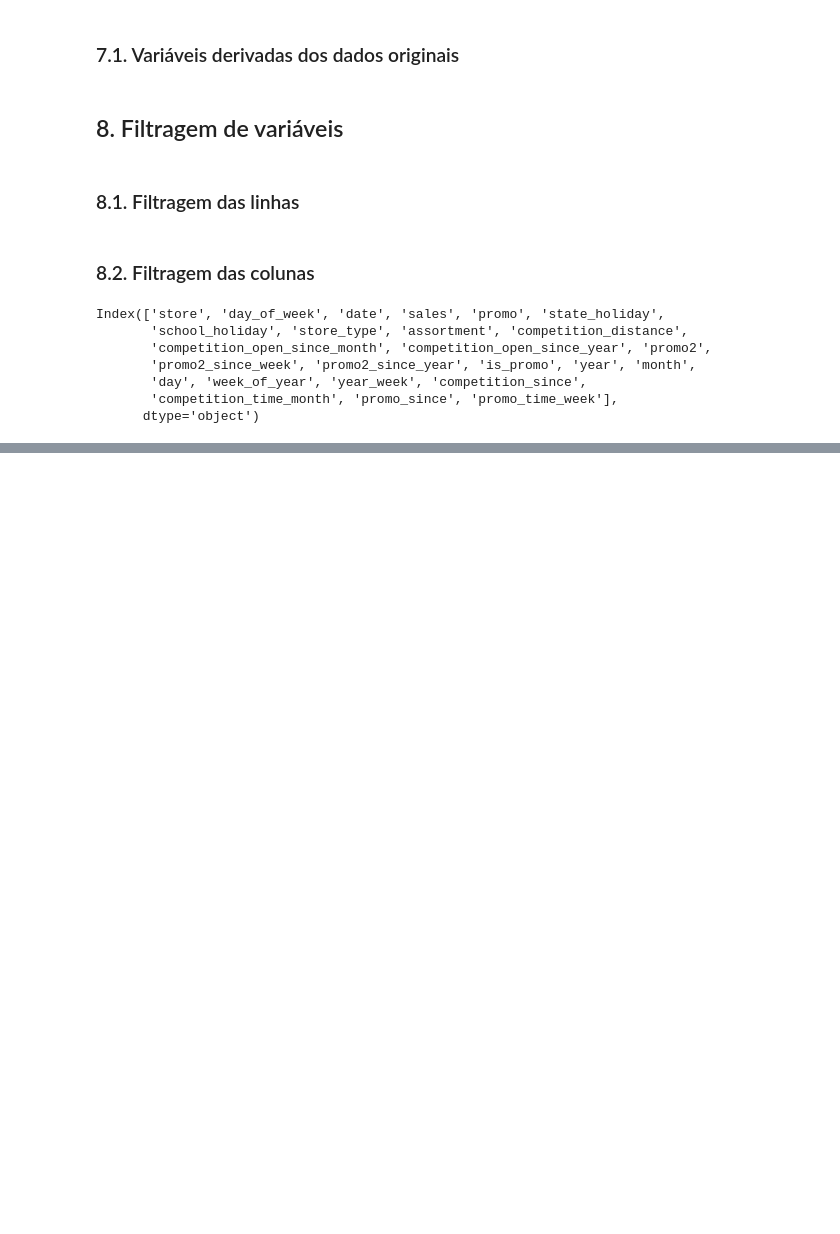
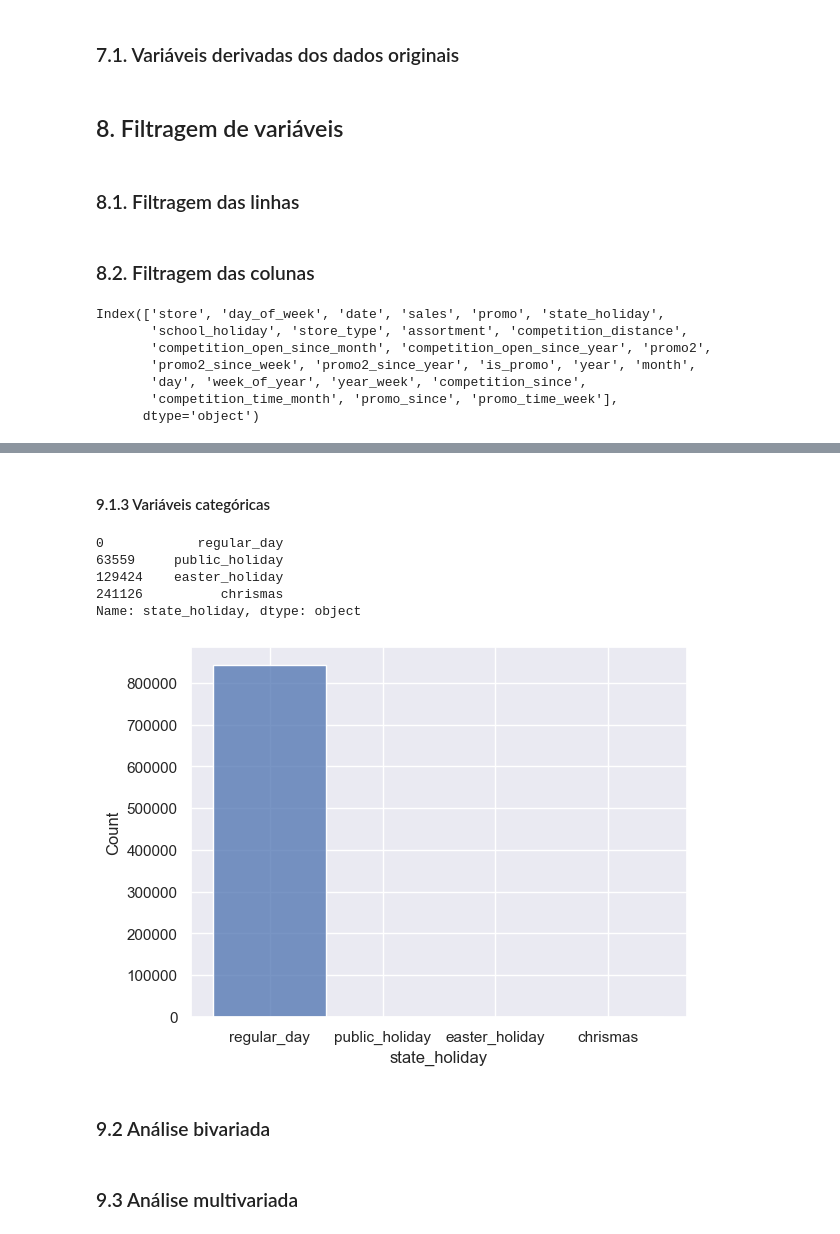
Before and after one commit to deborabmfreitas/projeto-rossmann-regressao, a Jupyter notebook: rossmann_regression.ipynb, the cells around one changed output, grey strips where cells are left out. Drawn from its saved outputs; the diff is of its cells as text; code cells hidden in the pictures; blank space fills up the shorter version.

```diff
--- a/rossmann_regression.ipynb
+++ b/rossmann_regression.ipynb
@@ -631,0 +673,25 @@ Index(['store', 'day_of_week', 'date', 'sales', 'promo', 'state_holiday',
+# %% [markdown]
+#### 9.1.3 Variáveis categóricas
+# %%
+# selecionando apenas os tipos de variáveis categóricas originais
+
+df4['state_holiday'].drop_duplicates()
+# %% [output]
+0            regular_day
+63559     public_holiday
+129424    easter_holiday
+241126          chrismas
+Name: state_holiday, dtype: object
+# %%
+# state_holiday
+
+sns.histplot(df4['state_holiday']); #organizar
+
+# store_type
+# assortment
+# %% [output]
+[figure, added]
+# %% [markdown]
+### 9.2 Análise bivariada
+# %% [markdown]
+### 9.3 Análise multivariada
```
Also changed, not shown: parts of 13 cells of this notebook.
